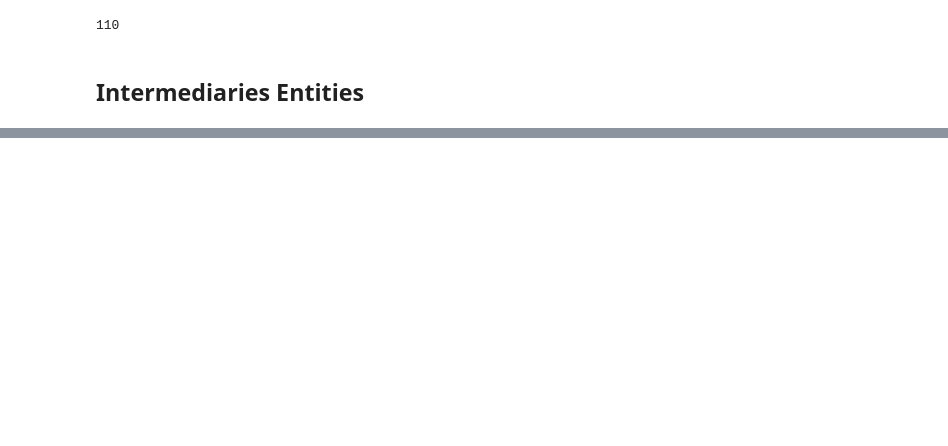
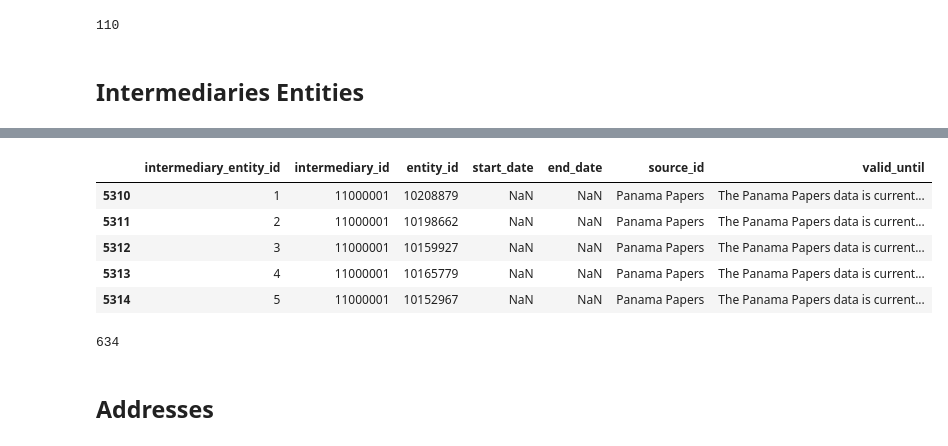
Before and after one commit to dimcel/Panama_papers_SQL, a Jupyter notebook: project.ipynb, the cells around one changed output, grey strips where cells are left out. Drawn from its saved outputs; the diff is of its cells as text; code cells hidden in the pictures; blank space fills up the shorter version.

Commit message:
added the intermediaries_entities table

```diff
--- a/project.ipynb
+++ b/project.ipynb
@@ -813,0 +823,3 @@ intermediary_2.to_sql('intermediaries_2325', engine, if_exists='append', index=F
+# %%
+inter_entity = edges[edges["TYPE"] == "intermediary_of"].copy()
+inter_entity.head()
@@ -813,0 +833,11 @@ intermediary_2.to_sql('intermediaries_2325', engine, if_exists='append', index=F
+# %%
+inter_entity.drop(columns=["TYPE","link"], inplace=True)
+# %%
+inter_entity.head()
+# %% [output]
+|  | intermediary_entity_id | intermediary_id | entity_id | start_date | end_date | source_id | valid_until |
+| 5310 | 1 | 11000001 | 10208879 | NaN | NaN | Panama Papers | The Panama Papers data is current... |
+| 5311 | 2 | 11000001 | 10198662 | NaN | NaN | Panama Papers | The Panama Papers data is current... |
+| 5312 | 3 | 11000001 | 10159927 | NaN | NaN | Panama Papers | The Panama Papers data is current... |
+| 5313 | 4 | 11000001 | 10165779 | NaN | NaN | Panama Papers | The Panama Papers data is current... |
+| 5314 | 5 | 11000001 | 10152967 | NaN | NaN | Panama Papers | The Panama Papers data is current... |
@@ -813,0 +859,7 @@ intermediary_2.to_sql('intermediaries_2325', engine, if_exists='append', index=F
+# %%
+
+inter_entity.to_sql('interm_entities_2325', engine, if_exists='append', index=False)
+# %% [output]
+634
+# %% [markdown]
+## Addresses
```
Also changed, not shown: parts of 4 cells of this notebook, 2 other files.
